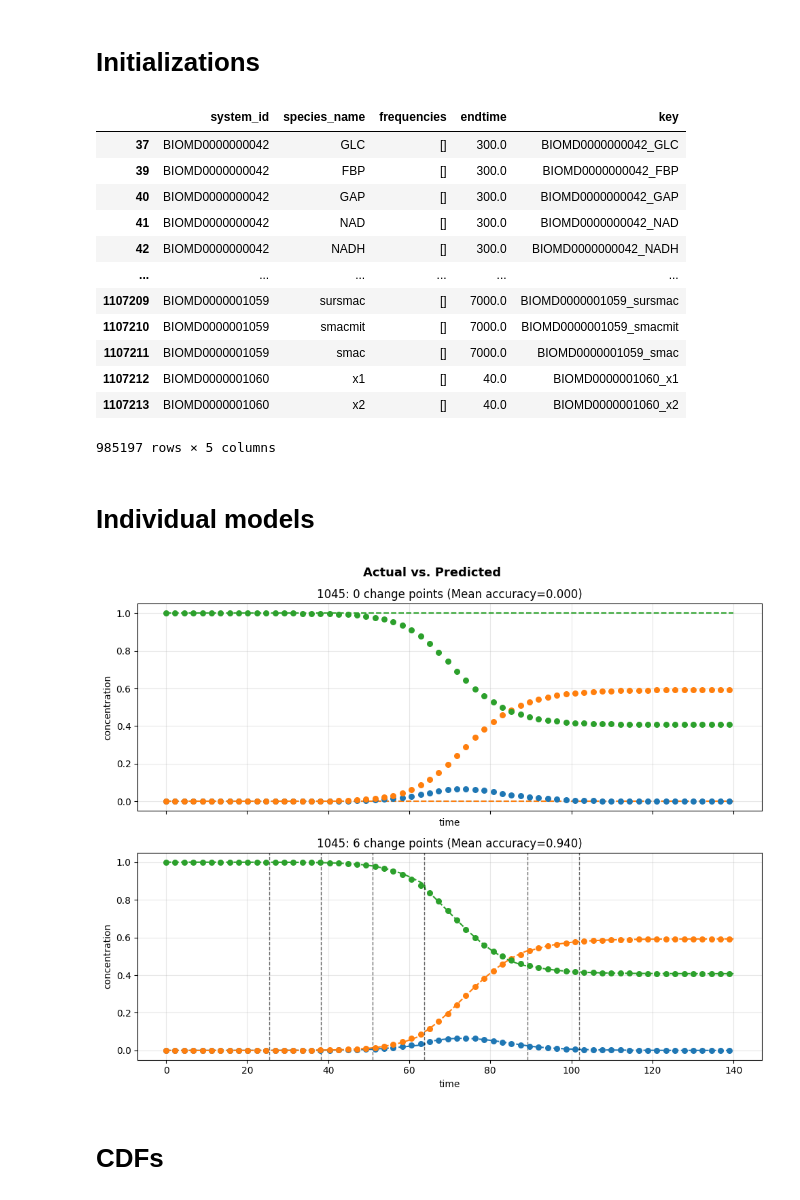
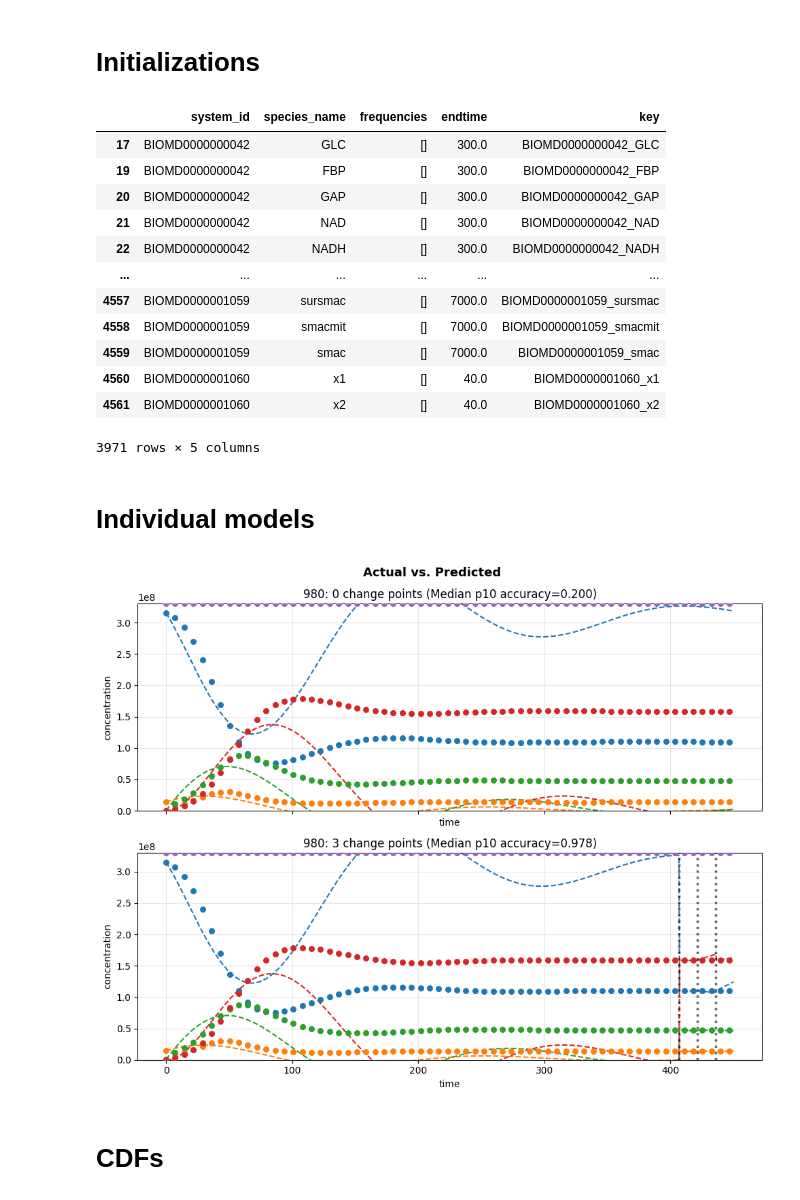
Before and after one commit to ModelEngineering/linearity_analysis, a Jupyter notebook: notebooks/piecewise_predictions.ipynb, the cells around one changed output. Cells and saved outputs as stored; diff of their text form; code cells hidden in the pictures.

```diff
--- a/notebooks/piecewise_predictions.ipynb
+++ b/notebooks/piecewise_predictions.ipynb
@@ -23,41 +23,42 @@ from src.system_discovery_changepoint_detector import SystemDiscoveryChangepoint
 # Non-oscillating species timecourses
 path = os.path.join(cn.DATA_DIR, f"find_oscillating_models.csv")
 NONOSCILLATION_DF = pd.read_csv(path)
-NONOSCILLATION_DF = NONOSCILLATION_DF [oscillation_df[cn.COL_FREQUENCIES] == "[]"]
+NONOSCILLATION_DF = NONOSCILLATION_DF [NONOSCILLATION_DF[cn.COL_FREQUENCIES] == "[]"]
 NONOSCILLATION_DF = NONOSCILLATION_DF [NONOSCILLATION_DF[cn.COL_SPECIES_NAME] != cn.COL_AGGREGATION_TYPE_MODEL]
 NONOSCILLATION_DF["key"] = [m + "_" + str(s) for m, s in zip(NONOSCILLATION_DF[cn.COL_SYSTEM_ID], NONOSCILLATION_DF[cn.COL_SPECIES_NAME])]
 NONOSCILLATION_DF
 # %% [output]
 |  | system_id | species_name | frequencies | endtime | key |
-| 37 | BIOMD0000000042 | GLC | [] | 300.0 | BIOMD0000000042_GLC |
-| 39 | BIOMD0000000042 | FBP | [] | 300.0 | BIOMD0000000042_FBP |
-| 40 | BIOMD0000000042 | GAP | [] | 300.0 | BIOMD0000000042_GAP |
-| 41 | BIOMD0000000042 | NAD | [] | 300.0 | BIOMD0000000042_NAD |
-| 42 | BIOMD0000000042 | NADH | [] | 300.0 | BIOMD0000000042_NADH |
+| 17 | BIOMD0000000042 | GLC | [] | 300.0 | BIOMD0000000042_GLC |
+| 19 | BIOMD0000000042 | FBP | [] | 300.0 | BIOMD0000000042_FBP |
+| 20 | BIOMD0000000042 | GAP | [] | 300.0 | BIOMD0000000042_GAP |
+| 21 | BIOMD0000000042 | NAD | [] | 300.0 | BIOMD0000000042_NAD |
+| 22 | BIOMD0000000042 | NADH | [] | 300.0 | BIOMD0000000042_NADH |
 | ... | ... | ... | ... | ... | ... |
-| 1107209 | BIOMD0000001059 | sursmac | [] | 7000.0 | BIOMD0000001059_sursmac |
-| 1107210 | BIOMD0000001059 | smacmit | [] | 7000.0 | BIOMD0000001059_smacmit |
-| 1107211 | BIOMD0000001059 | smac | [] | 7000.0 | BIOMD0000001059_smac |
-| 1107212 | BIOMD0000001060 | x1 | [] | 40.0 | BIOMD0000001060_x1 |
-| 1107213 | BIOMD0000001060 | x2 | [] | 40.0 | BIOMD0000001060_x2 |
+| 4557 | BIOMD0000001059 | sursmac | [] | 7000.0 | BIOMD0000001059_sursmac |
+| 4558 | BIOMD0000001059 | smacmit | [] | 7000.0 | BIOMD0000001059_smacmit |
+| 4559 | BIOMD0000001059 | smac | [] | 7000.0 | BIOMD0000001059_smac |
+| 4560 | BIOMD0000001060 | x1 | [] | 40.0 | BIOMD0000001060_x1 |
+| 4561 | BIOMD0000001060 | x2 | [] | 40.0 | BIOMD0000001060_x2 |
-985197 rows × 5 columns
+3971 rows × 5 columns
 # %% [markdown]
 # Individual models
 # %%
 #for model_num in [45, 548, 551, 1045]:
-for model_num in [1045]:
+#for model_num in [1045]:
+for model_num in [980]:
     model = Model.makeBiomodel(model_num=model_num)
     timecourse = Timecourse(model, num_point =1000)
     df = timecourse.timecourse_df
     try:
-        psd = PiecewiseSystemDiscovery(df, max_changepoint=10, min_segment_length=30,
+        psd = PiecewiseSystemDiscovery(df, max_changepoint=30, min_segment_length=30,
                                         max_fractional_reduction=0.01, model_name=str(model_num))
         psd.fit()
         result = psd.plotPiecewise(legend=False, num_true_point=60)
     except Exception as e:
         print(f"Could not process {model_num}: {e}")
 # %% [output]
-[figure, old version]
+[figure, new version]
 # %% [markdown]
 # CDFs
 # %% [markdown]
```
Also changed, not shown: parts of 8 cells of this notebook, 6 other files.
